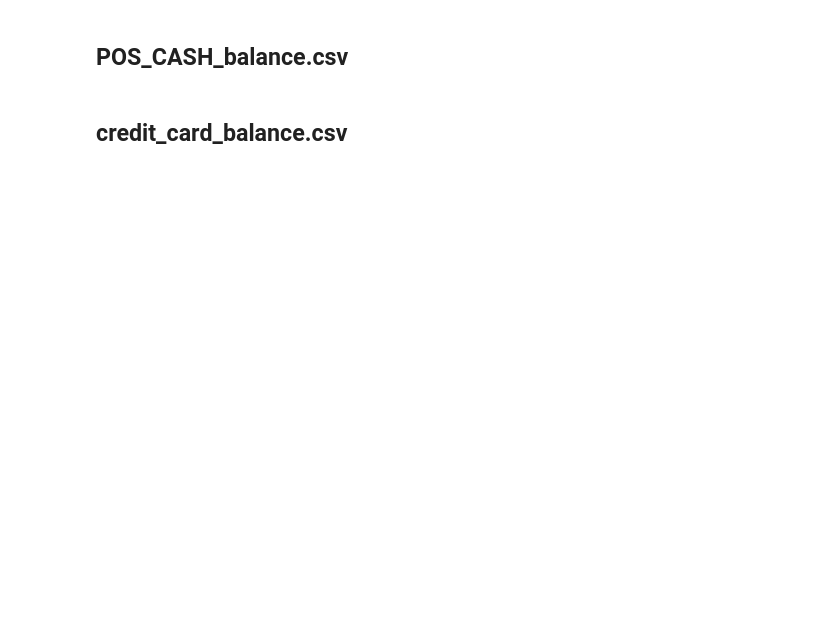
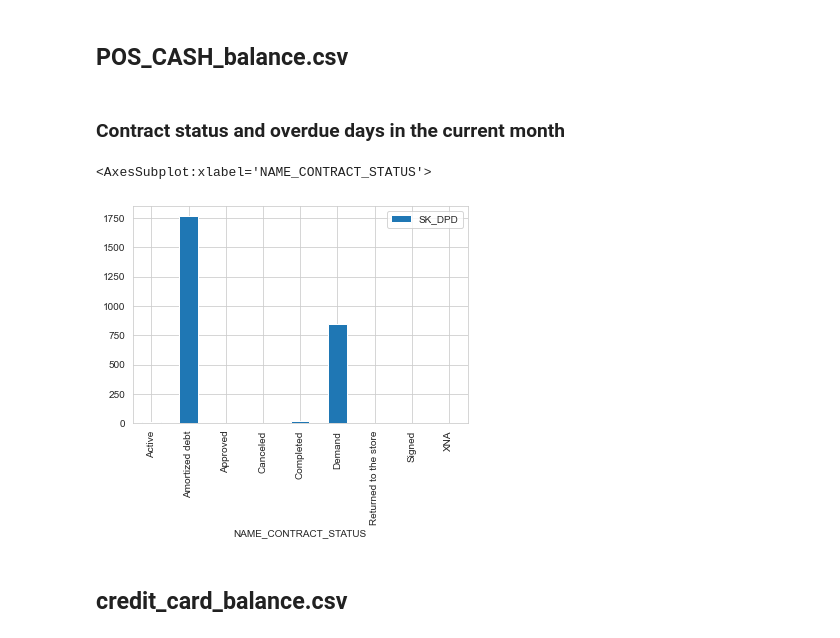
Before and after one commit to yybrother989/HomeCreditDefaultRisk, a Jupyter notebook: Capstone_Project-Home-Credit-Default-Risk_V0.1.ipynb, the cells around one changed output. Drawn from its saved outputs; the diff is of its cells as text; code cells hidden in the pictures; blank space fills up the shorter version.

```diff
--- a/Capstone_Project-Home-Credit-Default-Risk_V0.1.ipynb
+++ b/Capstone_Project-Home-Credit-Default-Risk_V0.1.ipynb
@@ -558,4 +570,12 @@ fig.show('png')
 # %% [markdown]
 ## POS_CASH_balance.csv
+# %% [markdown]
+### Contract status and overdue days in the current month
+# %%
+pos_cash_bal[['NAME_CONTRACT_STATUS','SK_DPD']].groupby('NAME_CONTRACT_STATUS').agg(np.mean).plot(kind='bar')
+plt.show()
+# %% [output]
+<AxesSubplot:xlabel='NAME_CONTRACT_STATUS'>
+[figure, added]
 # %% [markdown]
 ## credit_card_balance.csv
```
Also changed, not shown: parts of 7 cells of this notebook.
